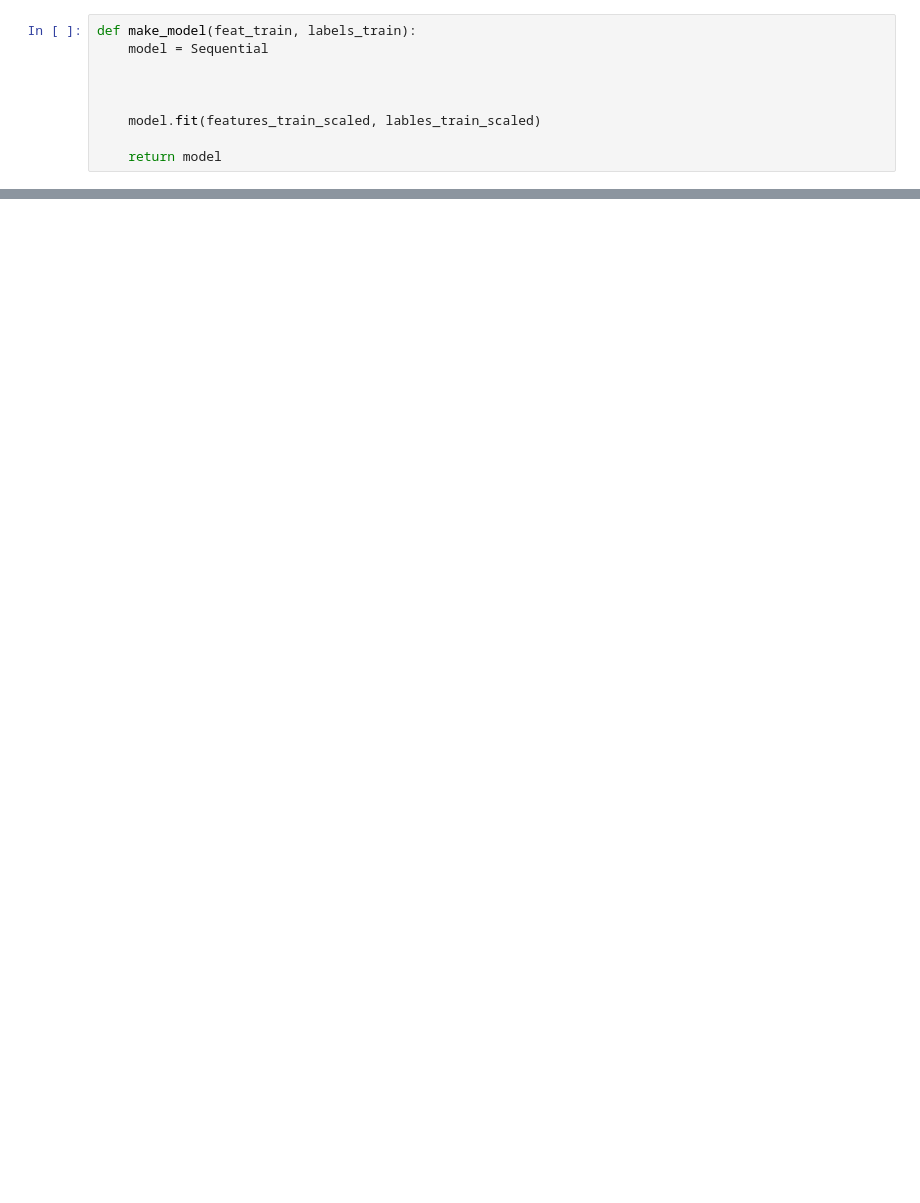
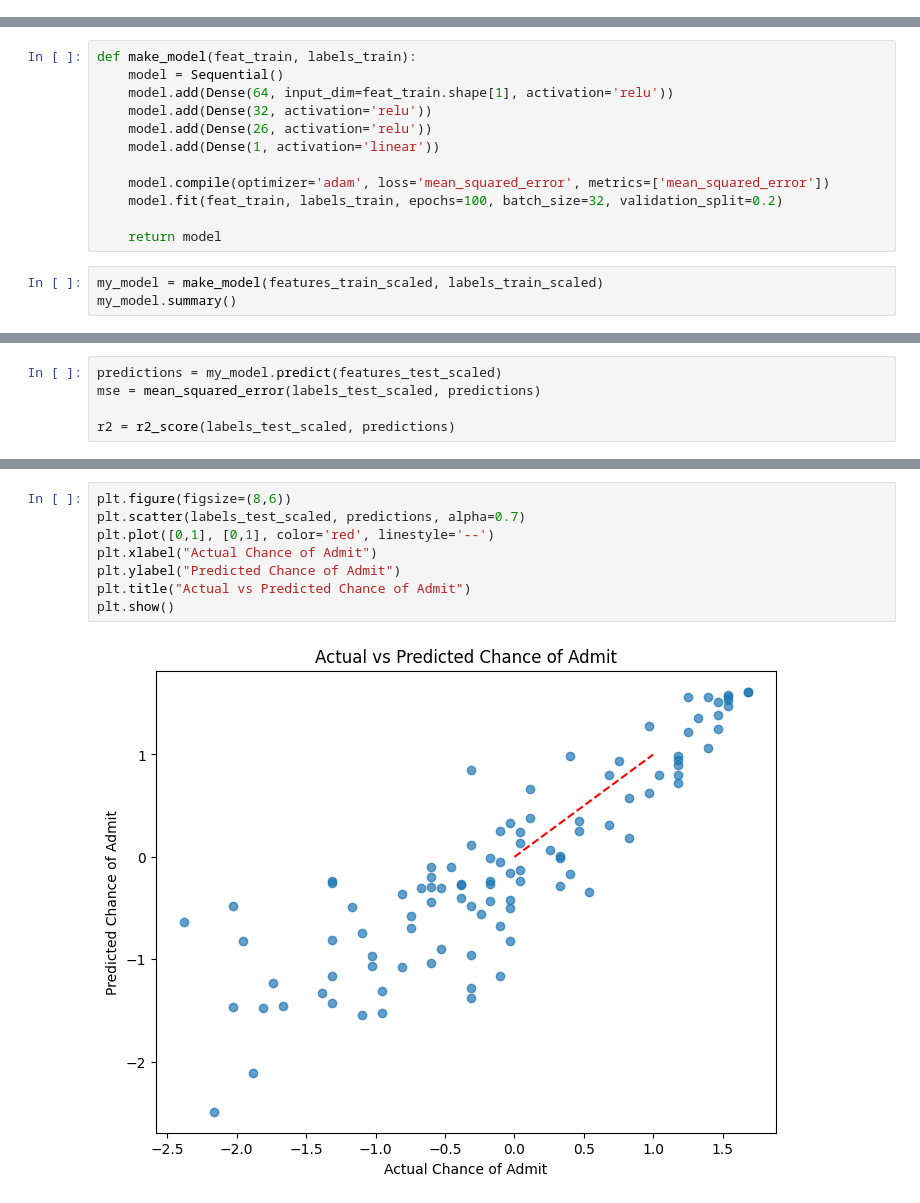
Before and after one commit to Nelderingg/Python, a Jupyter notebook: college_acceptance/college_acceptance.ipynb, the cells around one changed output, grey strips where cells are left out. Cells and saved outputs as stored; diff of their text form; blank space fills up the shorter version.

```diff
--- a/college_acceptance/college_acceptance.ipynb
+++ b/college_acceptance/college_acceptance.ipynb
@@ -43,9 +90,0 @@ lables_test_scaled = lables_scaler.transform(lables_test.values.reshape(-1,1)).f
-# %%
-def make_model(feat_train, labels_train):
-    model = Sequential
-
-
-
-    model.fit(features_train_scaled, lables_train_scaled)
-
-    return model
@@ -61,0 +139,15 @@ my_model.summary()
+# %%
+def make_model(feat_train, labels_train):
+    model = Sequential()
+    model.add(Dense(64, input_dim=feat_train.shape[1], activation='relu'))
+    model.add(Dense(32, activation='relu'))
+    model.add(Dense(26, activation='relu'))
+    model.add(Dense(1, activation='linear'))
+
+    model.compile(optimizer='adam', loss='mean_squared_error', metrics=['mean_squared_error'])
+    model.fit(feat_train, labels_train, epochs=100, batch_size=32, validation_split=0.2)
+
+    return model
+# %%
+my_model = make_model(features_train_scaled, labels_train_scaled)
+my_model.summary()
@@ -61,0 +189,5 @@ my_model.summary()
+# %%
+predictions = my_model.predict(features_test_scaled)
+mse = mean_squared_error(labels_test_scaled, predictions)
+
+r2 = r2_score(labels_test_scaled, predictions)
@@ -61,0 +202,10 @@ my_model.summary()
+# %%
+plt.figure(figsize=(8,6))
+plt.scatter(labels_test_scaled, predictions, alpha=0.7)
+plt.plot([0,1], [0,1], color='red', linestyle='--')
+plt.xlabel("Actual Chance of Admit")
+plt.ylabel("Predicted Chance of Admit")
+plt.title("Actual vs Predicted Chance of Admit")
+plt.show()
+# %% [output]
+[figure, added]
```
Also changed, not shown: parts of 11 cells of this notebook, 1 other file.
